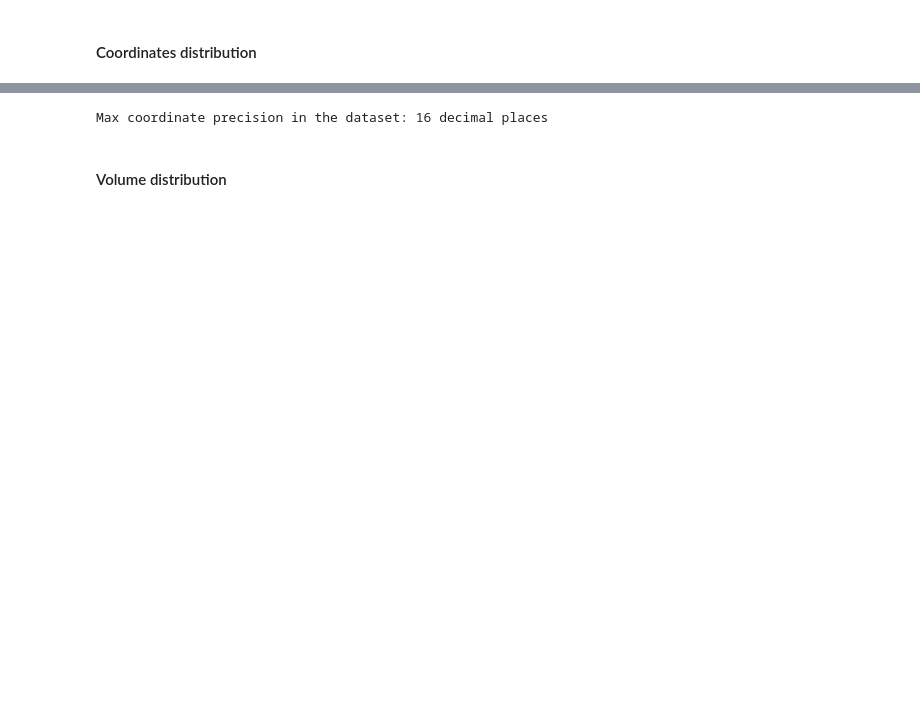
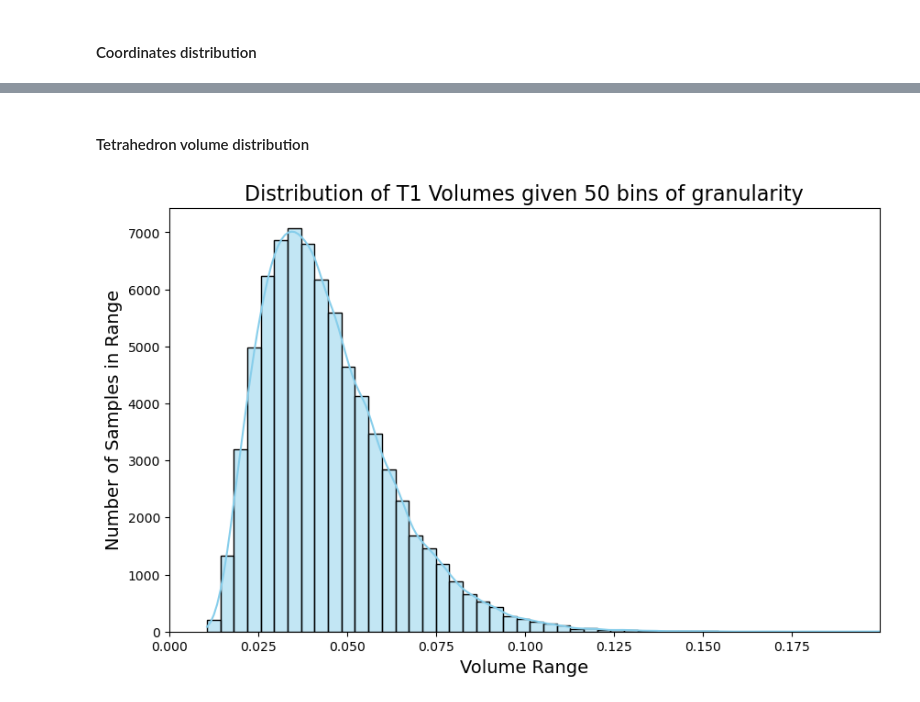
Before and after one commit to ErendiroPedro/tetrahedron_pair_ML, a Jupyter notebook: notebooks/data_analysis.ipynb, the cells around one changed output, grey strips where cells are left out. Cells and saved outputs as stored; diff of their text form; code cells hidden in the pictures; blank space fills up the shorter version.

```diff
--- a/notebooks/data_analysis.ipynb
+++ b/notebooks/data_analysis.ipynb
@@ -95,22 +126,30 @@ plt.show()
-# %%
-# Extract all coordinate columns
-coordinate_columns = [col for col in tetrahedron_dataset.columns if '_v' in col]
-
-def calculate_precision(value):
-    value_str = str(value)
-    if '.' in value_str:
-        return len(value_str.split('.')[1])
-    else:
-        return 0
-
-max_precision = 0
-
-for col in coordinate_columns:
-    col_precision = tetrahedron_dataset[col].map(calculate_precision)
-    max_precision = max(max_precision, col_precision.max())
-
-print(f"Max coordinate precision in the dataset: {max_precision} decimal places")
-# %% [output]
-Max coordinate precision in the dataset: 16 decimal places
 # %% [markdown]
-#### Volume distribution
+#### Tetrahedron volume distribution
+# %%
+def extract_t1_vertices(row):
+    return torch.tensor([
+        [row['T1_v1_x'], row['T1_v1_y'], row['T1_v1_z']],
+        [row['T1_v2_x'], row['T1_v2_y'], row['T1_v2_z']],
+        [row['T1_v3_x'], row['T1_v3_y'], row['T1_v3_z']],
+        [row['T1_v4_x'], row['T1_v4_y'], row['T1_v4_z']]
+    ])
+
+
+t1_volumes = []
+for _, row in tetrahedron_dataset.iterrows():
+    t1_vertices = extract_t1_vertices(row)
+    volume = gu.calculate_tetrahedron_volume(t1_vertices)
+    t1_volumes.append(volume.item())
+
+
+bins = 50
+plt.figure(figsize=(10, 6))
+sns.histplot(t1_volumes, kde=True, bins=bins, color='skyblue', alpha=0.5)
+plt.title(f'Distribution of T1 Volumes given {bins} bins of granularity', fontsize=16)
+plt.xlabel('Volume Range', fontsize=14)
+plt.ylabel('Number of Samples in Range', fontsize=14)
+plt.xlim(0, max(t1_volumes))
+
+plt.show()
+# %% [output]
+[figure, added]
```
Also changed, not shown: parts of 10 cells of this notebook.
